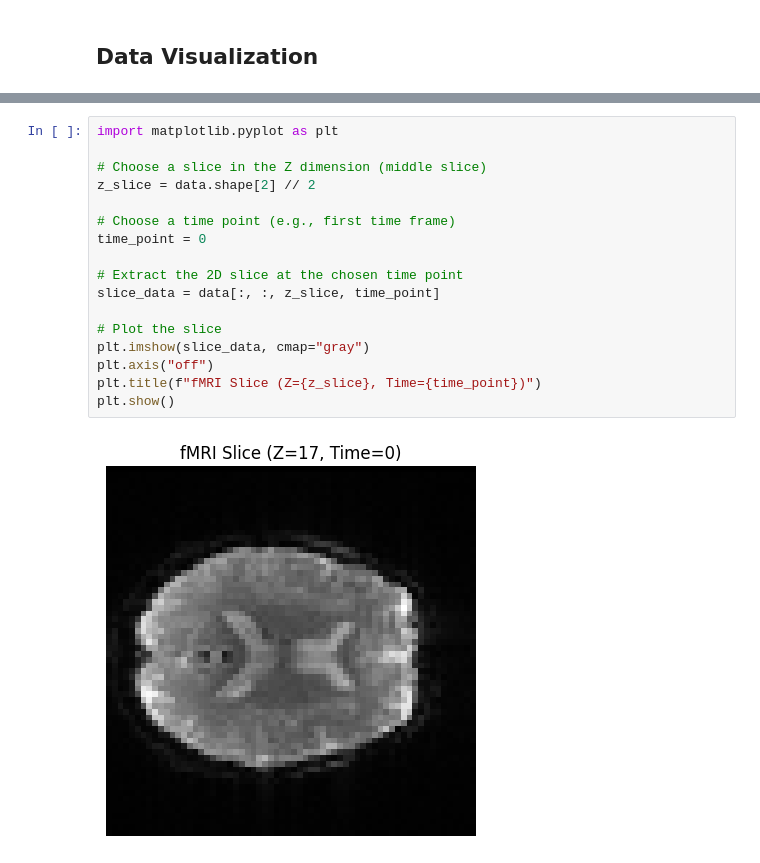
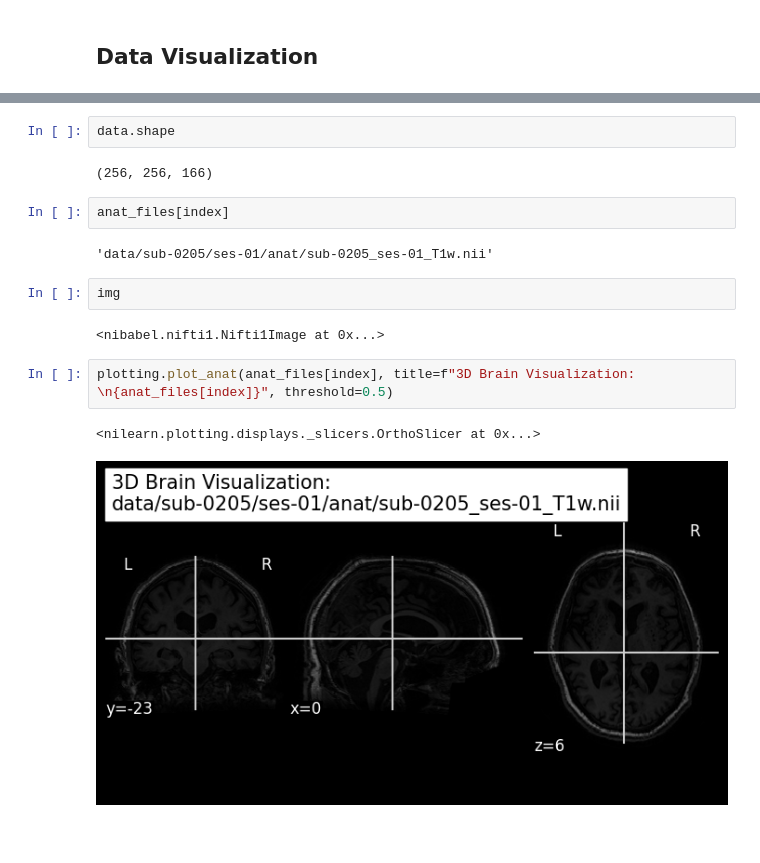
Before and after one commit to efwoods/Parkinsons_Disease_Study, a Jupyter notebook: example_data.ipynb, the cells around one changed output, grey strips where cells are left out. Saved outputs shown, nothing was run; the diff lists cells and outputs as text; blank space fills up the shorter version.

```diff
--- a/example_data.ipynb
+++ b/example_data.ipynb
@@ -142,19 +102,17 @@ Shape of the data: (64, 64, 34, 300)
-# %%
-import matplotlib.pyplot as plt
-
-# Choose a slice in the Z dimension (middle slice)
-z_slice = data.shape[2] // 2
-
-# Choose a time point (e.g., first time frame)
-time_point = 0
-
-# Extract the 2D slice at the chosen time point
-slice_data = data[:, :, z_slice, time_point]
-
-# Plot the slice
-plt.imshow(slice_data, cmap="gray")
-plt.axis("off")
-plt.title(f"fMRI Slice (Z={z_slice}, Time={time_point})")
-plt.show()
-# %% [output]
-[figure, removed]
+# %%
+data.shape
+# %% [output]
+(256, 256, 166)
+# %%
+anat_files[index]
+# %% [output]
+'data/sub-0205/ses-01/anat/sub-0205_ses-01_T1w.nii'
+# %%
+img
+# %% [output]
+<nibabel.nifti1.Nifti1Image at 0x...>
+# %%
+plotting.plot_anat(anat_files[index], title=f"3D Brain Visualization: \n{anat_files[index]}", threshold=0.5)
+# %% [output]
+<nilearn.plotting.displays._slicers.OrthoSlicer at 0x...>
+[figure, added]
```
Also changed, not shown: parts of 28 cells of this notebook, 1 other file.
